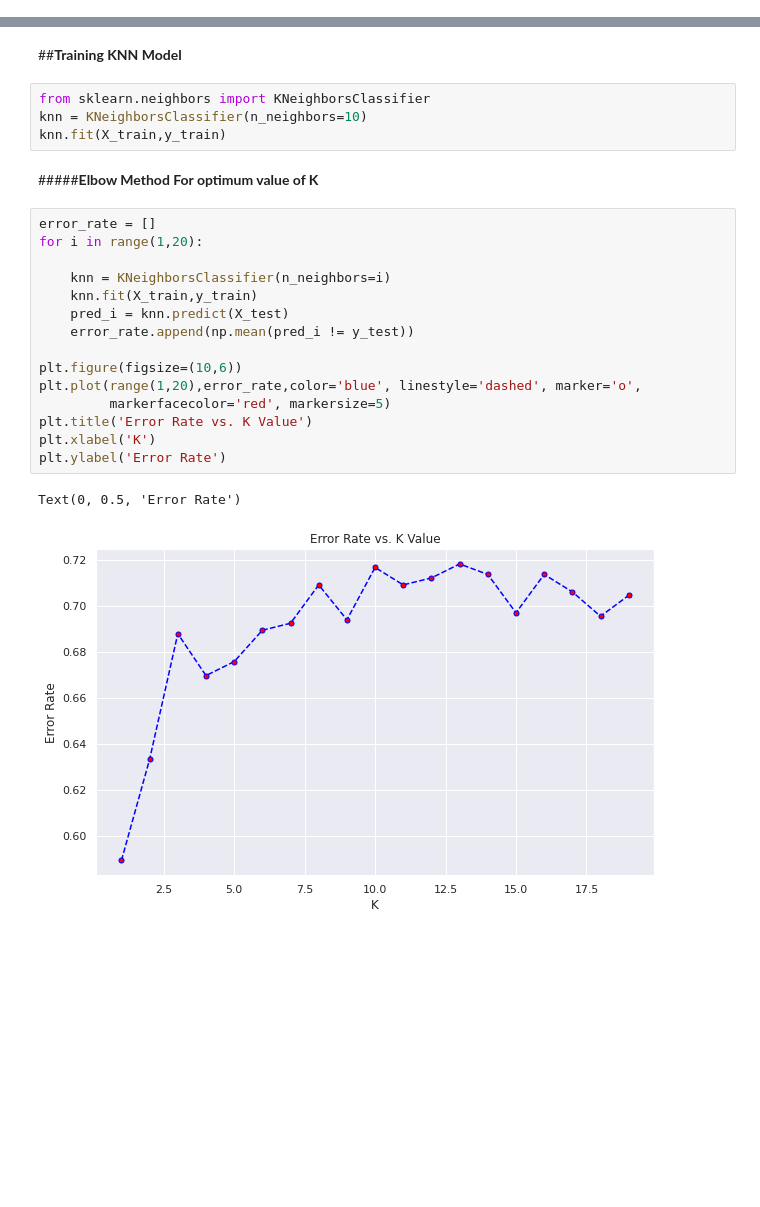
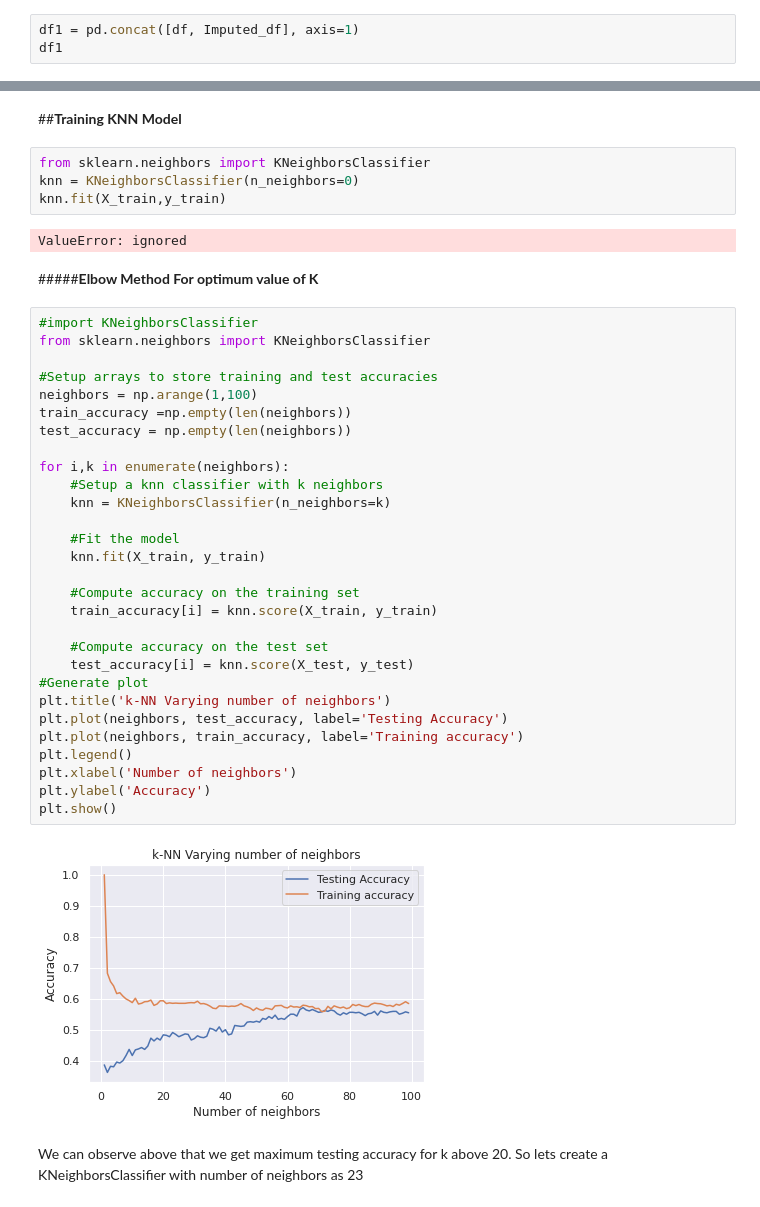
Before and after one commit to DeepakKumarSingh003/Mobile-Range-Prediction.-, a Jupyter notebook: Mobile_Price_Prediction.ipynb, the cells around one changed output, grey strips where cells are left out. Saved outputs shown, nothing was run; the diff lists cells and outputs as text; blank space fills up the shorter version.

```diff
--- a/Mobile_Price_Prediction.ipynb
+++ b/Mobile_Price_Prediction.ipynb
@@ -162,3 +168,6 @@ Imputed_df
 | 1998 | 10.0 | 18.0 |
 | 1999 | 4.0 | 19.0 |
 2000 rows × 2 columns
+# %%
+df1 = pd.concat([df, Imputed_df], axis=1)
+df1
@@ -259,25 +310,42 @@ X_train, X_test, y_train, y_test = train_test_split(X, y, test_size=0.33, random
 ##**Training KNN Model**
 # %%
 from sklearn.neighbors import KNeighborsClassifier
-knn = KNeighborsClassifier(n_neighbors=10)
+knn = KNeighborsClassifier(n_neighbors=0)
 knn.fit(X_train,y_train)
+# %% [output]
+ValueError: ignored
 # %% [markdown]
 #####**Elbow Method For optimum value of K**
-# %%
-error_rate = []
-for i in range(1,20):
-
-    knn = KNeighborsClassifier(n_neighbors=i)
-    knn.fit(X_train,y_train)
-    pred_i = knn.predict(X_test)
-    error_rate.append(np.mean(pred_i != y_test))
-
-plt.figure(figsize=(10,6))
-plt.plot(range(1,20),error_rate,color='blue', linestyle='dashed', marker='o',
-         markerfacecolor='red', markersize=5)
-plt.title('Error Rate vs. K Value')
-plt.xlabel('K')
-plt.ylabel('Error Rate')
-# %% [output]
-Text(0, 0.5, 'Error Rate')
-[figure, removed]
+# %%
+#import KNeighborsClassifier
+from sklearn.neighbors import KNeighborsClassifier
+
+#Setup arrays to store training and test accuracies
+neighbors = np.arange(1,100)
+train_accuracy =np.empty(len(neighbors))
+test_accuracy = np.empty(len(neighbors))
+
+for i,k in enumerate(neighbors):
+    #Setup a knn classifier with k neighbors
+    knn = KNeighborsClassifier(n_neighbors=k)
+
+    #Fit the model
+    knn.fit(X_train, y_train)
+
+    #Compute accuracy on the training set
+    train_accuracy[i] = knn.score(X_train, y_train)
+
+    #Compute accuracy on the test set
+    test_accuracy[i] = knn.score(X_test, y_test)
+#Generate plot
+plt.title('k-NN Varying number of neighbors')
+plt.plot(neighbors, test_accuracy, label='Testing Accuracy')
+plt.plot(neighbors, train_accuracy, label='Training accuracy')
+plt.legend()
+plt.xlabel('Number of neighbors')
+plt.ylabel('Accuracy')
+plt.show()
+# %% [output]
+[figure, added]
+# %% [markdown]
+We can observe above that we get maximum testing accuracy for k above 20. So lets create a KNeighborsClassifier with number of neighbors as 23
```
Also changed, not shown: parts of 34 cells of this notebook.
